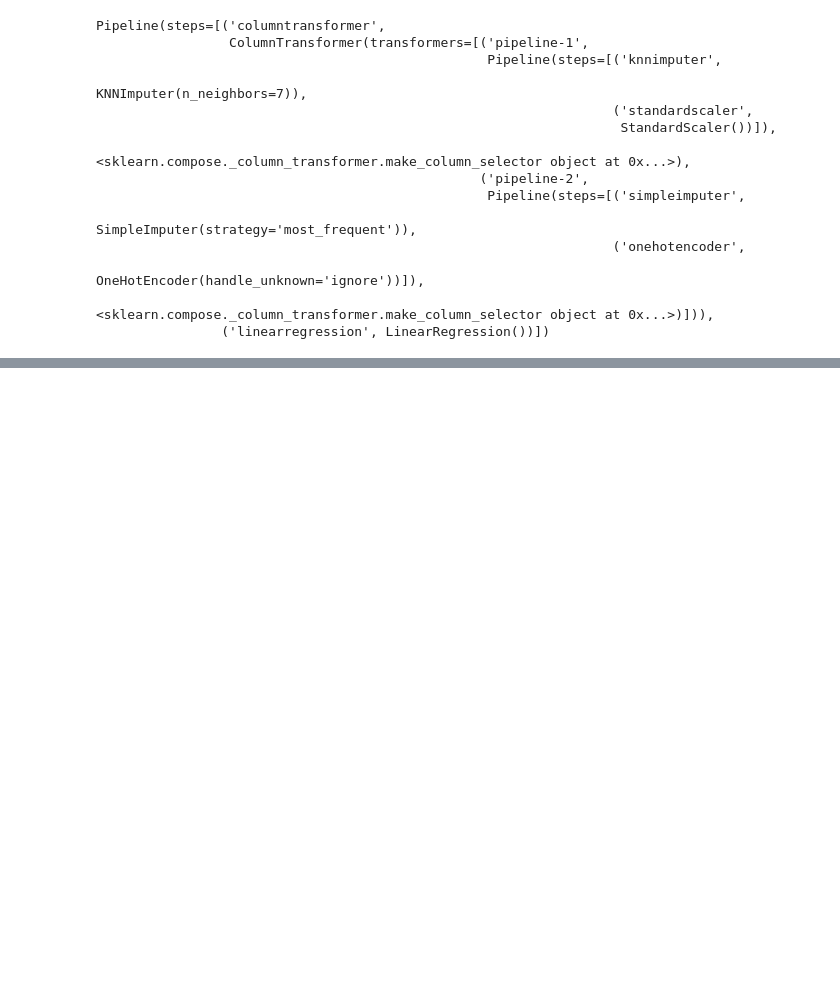
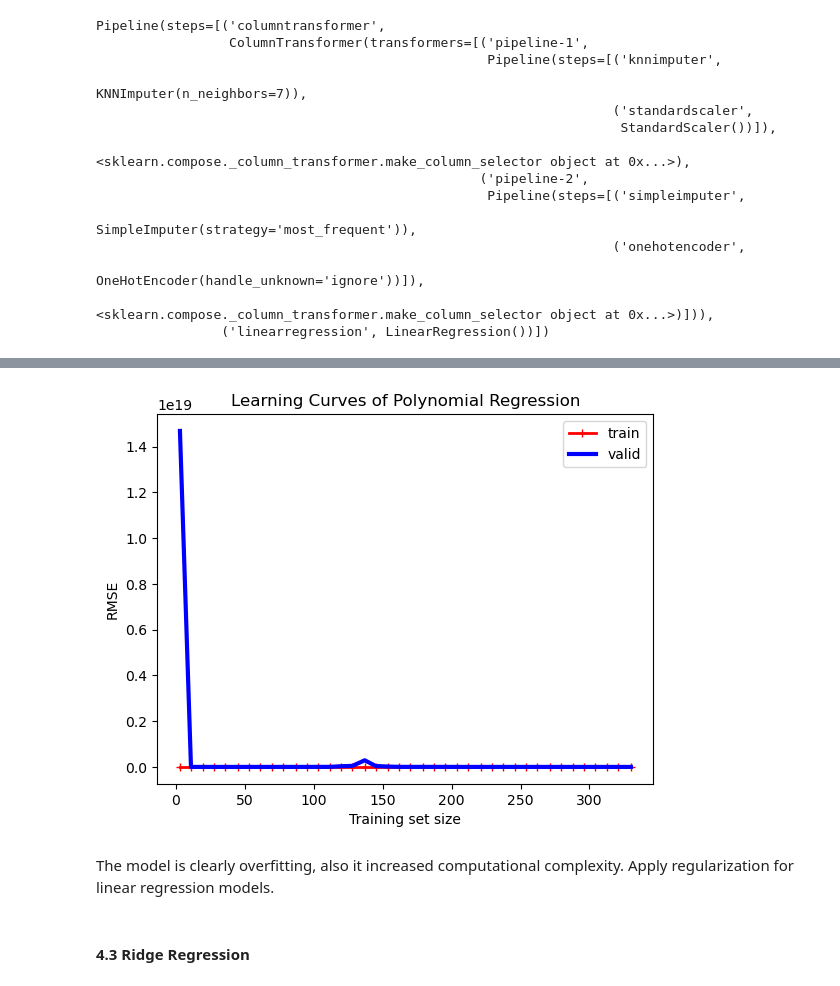
Before and after one commit to mirzaaa101/Airplane-Price-Prediction-Using-Regression-Techniques, a Jupyter notebook: Airplane-Price-Prediction.ipynb, the cells around one changed output, grey strips where cells are left out. Cells and saved outputs as stored; diff of their text form; code cells hidden in the pictures; blank space fills up the shorter version.

```diff
--- a/Airplane-Price-Prediction.ipynb
+++ b/Airplane-Price-Prediction.ipynb
@@ -545,0 +573,29 @@ lin_reg_rmse
+# %%
+from sklearn.preprocessing import PolynomialFeatures
+
+poly_features = make_pipeline(
+    preprocessing, PolynomialFeatures(degree=2, include_bias=False), LinearRegression()
+)
+# %%
+train_sizes, train_scores, valid_scores = learning_curve(
+    poly_features, X_train, y_train, train_sizes=np.linspace(0.01, 1.0, 40), cv=5, scoring="neg_mean_squared_error"
+)
+
+train_errors = -train_scores.mean(axis=1)
+valid_errors = -valid_scores.mean(axis=1)
+
+# Plotting
+plt.plot(train_sizes, train_errors, "r-+", linewidth=2, label="train")
+plt.plot(train_sizes, valid_errors, "-b", linewidth=3, label="valid")
+
+plt.title("Learning Curves of Polynomial Regression")
+plt.xlabel("Training set size")
+plt.ylabel("RMSE")
+plt.legend()
+plt.show()
+# %% [output]
+[figure, added]
+# %% [markdown]
+The model is clearly overfitting, also it increased computational complexity. Apply regularization for linear regression models.
+# %% [markdown]
+#### 4.3 Ridge Regression
```
Also changed, not shown: parts of 37 cells of this notebook, 1 other file.
